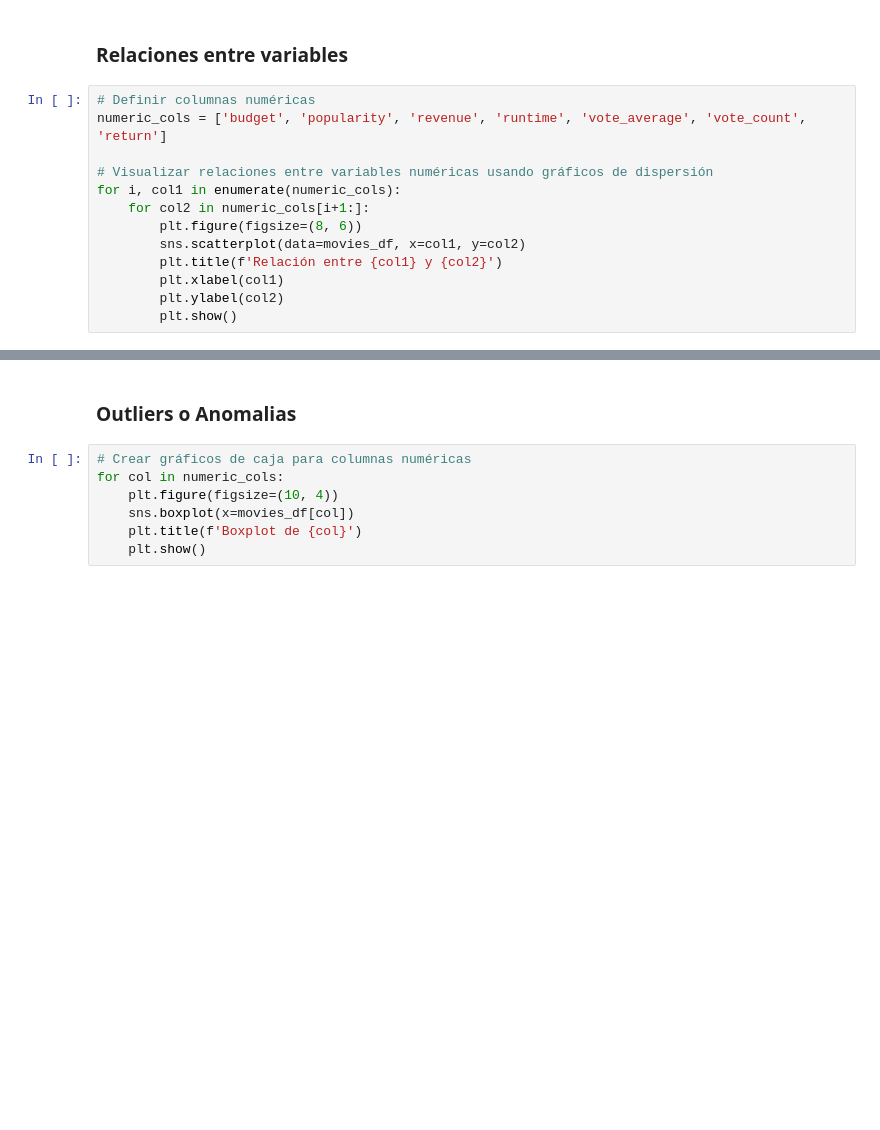
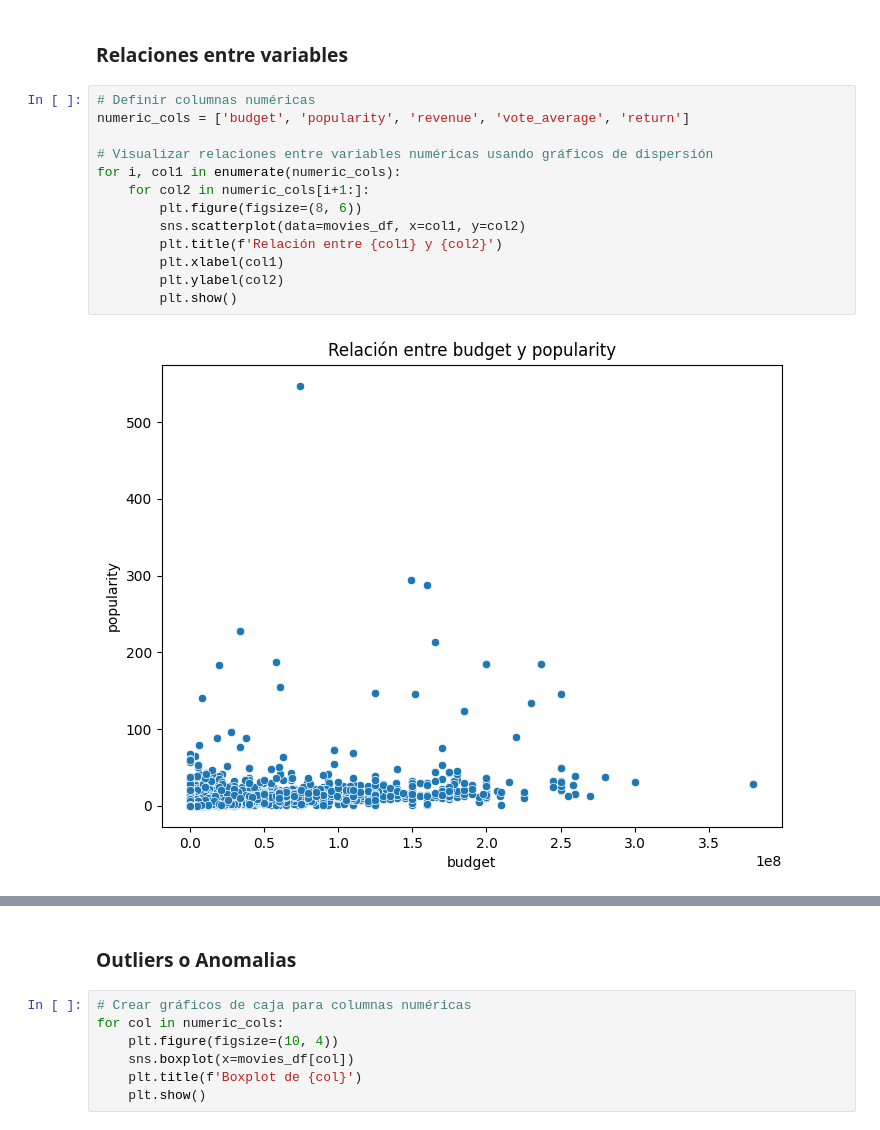
Before and after one commit to TomasFeiertag/Proyecto-MLOps-1, a Jupyter notebook: reports/EDA.ipynb, the cells around one changed output, grey strips where cells are left out. Drawn from its saved outputs; the diff is of its cells as text; blank space fills up the shorter version.

```diff
--- a/reports/EDA.ipynb
+++ b/reports/EDA.ipynb
@@ -66,14 +96,16 @@ for col in numeric_cols:
 ### Relaciones entre variables
 # %%
 # Definir columnas numéricas
-numeric_cols = ['budget', 'popularity', 'revenue', 'runtime', 'vote_average', 'vote_count', 'return']
+numeric_cols = ['budget', 'popularity', 'revenue', 'vote_average', 'return']
 
 # Visualizar relaciones entre variables numéricas usando gráficos de dispersión
 for i, col1 in enumerate(numeric_cols):
     for col2 in numeric_cols[i+1:]:
         plt.figure(figsize=(8, 6))
         sns.scatterplot(data=movies_df, x=col1, y=col2)
         plt.title(f'Relación entre {col1} y {col2}')
         plt.xlabel(col1)
         plt.ylabel(col2)
         plt.show()
+# %% [output]
+[figure, added]
```
Also changed, not shown: parts of 18 cells of this notebook.
